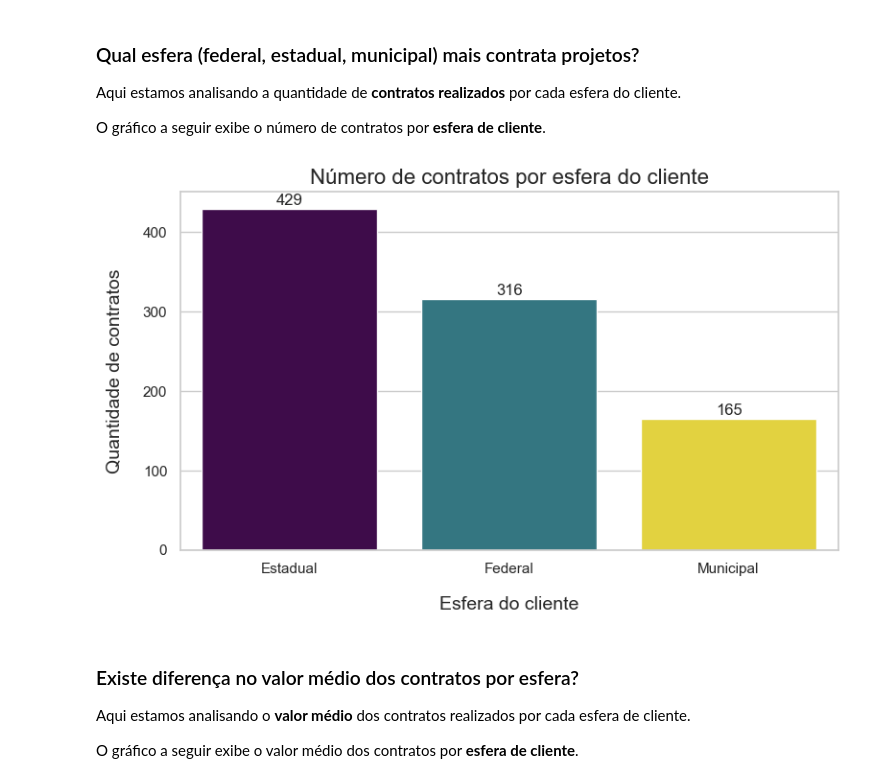
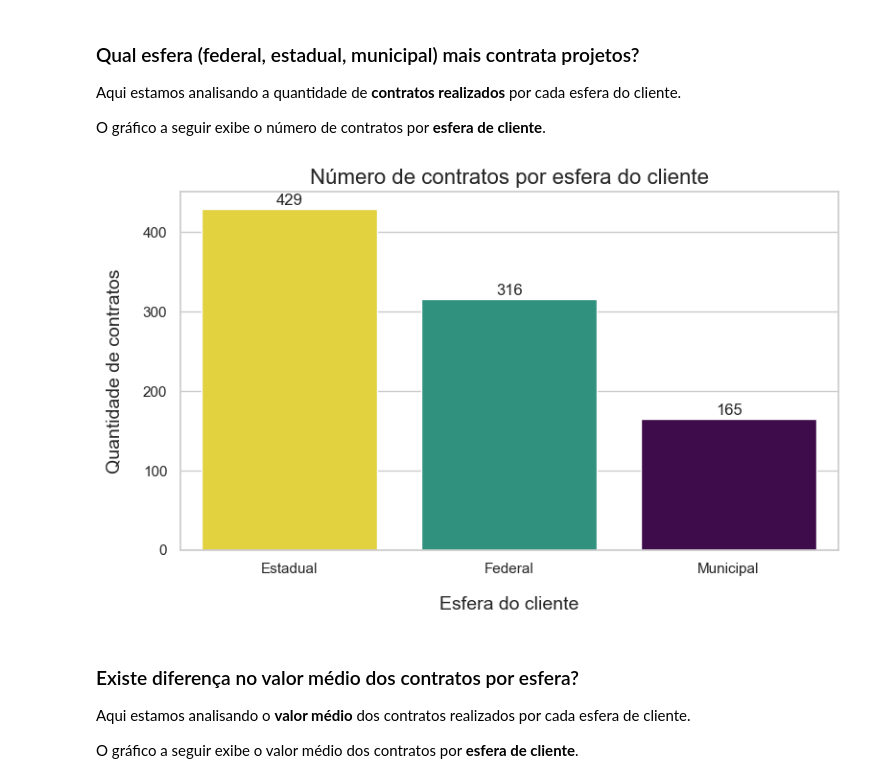
Before and after one commit to pdromls/Analise_BNDES, a Jupyter notebook: notebooks/insights1.ipynb, the cells around one changed output. Saved outputs shown, nothing was run; the diff lists cells and outputs as text; code cells hidden in the pictures.

```diff
--- a/notebooks/insights1.ipynb
+++ b/notebooks/insights1.ipynb
@@ -41,25 +41,25 @@ Aqui estamos analisando a quantidade de **contratos realizados** por cada esfera
 O gráfico a seguir exibe o número de contratos por **esfera de cliente**.
 # %%
 plt.figure(figsize=(8,5))
-grafico = sns.barplot(x = contratos_por_esfera.index, y = contratos_por_esfera.values, palette = 'viridis_r', hue = contratos_por_esfera, legend = False)
+grafico = sns.barplot(x = contratos_por_esfera.index, y = contratos_por_esfera.values, palette = 'viridis', hue = contratos_por_esfera, legend = False)
 
 for container in grafico.containers:
     grafico.bar_label(container, fmt='%.0f', padding=0.8)
 
 # for p in grafico.patches:
 #     grafico.annotate(f'{p.get_height():,.0f}',
 #                      (p.get_x() + p.get_width() / 2., p.get_height()),
 #                      ha = 'center', va = 'center',
 #                      fontsize = 10, color = 'black',
 #                      xytext=(0, 5), textcoords = 'offset points')
 
 plt.title('Número de contratos por esfera do cliente', fontsize = 16)
 plt.xlabel('Esfera do cliente', labelpad = 15, fontsize = 14)
 plt.ylabel('Quantidade de contratos', labelpad = 15, fontsize = 14)
 plt.tight_layout()
 plt.show()
 # %% [output]
-[figure, old version]
+[figure, new version]
 # %%
 valor_medio_por_esfera = df.groupby("esfera_cliente")["valor_global_contrato_reais"].mean().sort_values(ascending=False)
 
```
Also changed, not shown: 3 other files.
